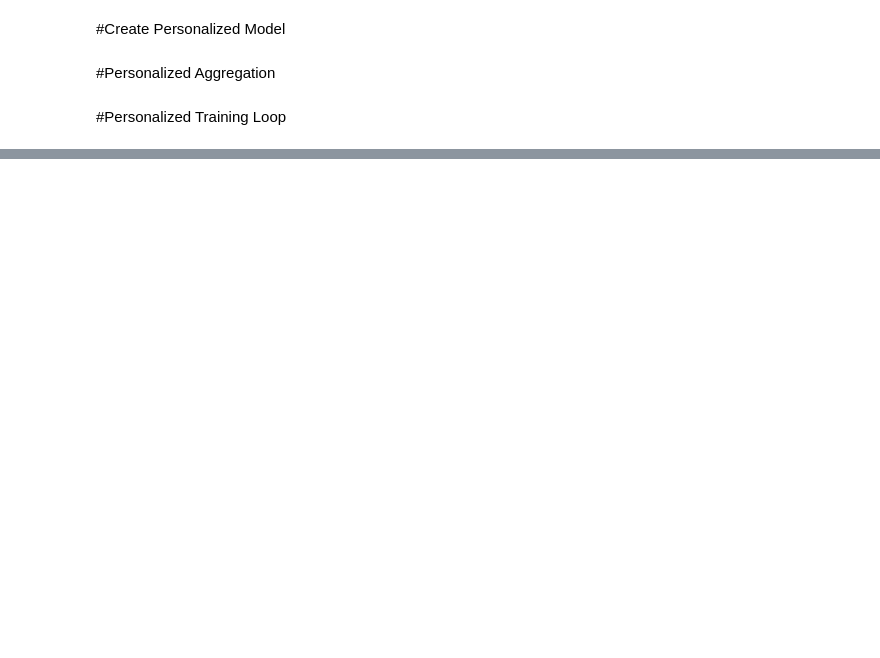
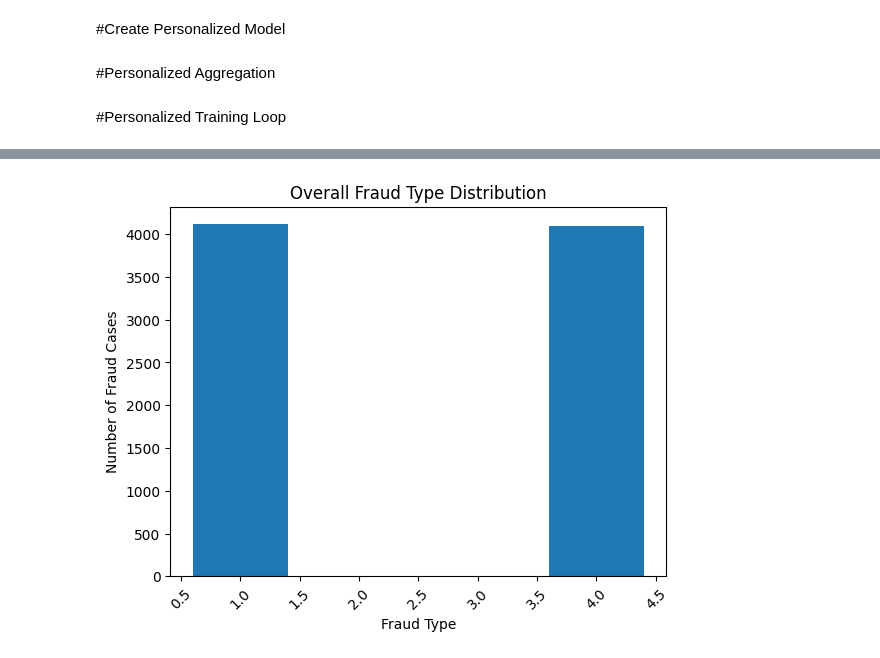
Before and after one commit to ThisumiWijesinghe/Fraud-Detection-with-Federated-Learning, a Jupyter notebook: Fed_L_gemini.ipynb, the cells around one changed output, grey strips where cells are left out. Cells and saved outputs as stored; diff of their text form; code cells hidden in the pictures; blank space fills up the shorter version.

```diff
--- a/Fed_L_gemini.ipynb
+++ b/Fed_L_gemini.ipynb
@@ -330,0 +467,19 @@ NameError: name 'create_personalized_model' is not defined
+# %%
+import matplotlib.pyplot as plt
+
+def plot_overall_fraud_types(df):
+    fraud_df = df[df["isFraud"] == 1]
+    fraud_type_counts = fraud_df["type"].value_counts()
+
+    plt.figure()
+    plt.bar(fraud_type_counts.index, fraud_type_counts.values)
+    plt.xlabel("Fraud Type")
+    plt.ylabel("Number of Fraud Cases")
+    plt.title("Overall Fraud Type Distribution")
+    plt.xticks(rotation=45)
+    plt.show()
+
+# Run
+plot_overall_fraud_types(df)
+# %% [output]
+[figure, added]
```
Also changed, not shown: parts of 12 cells of this notebook.
